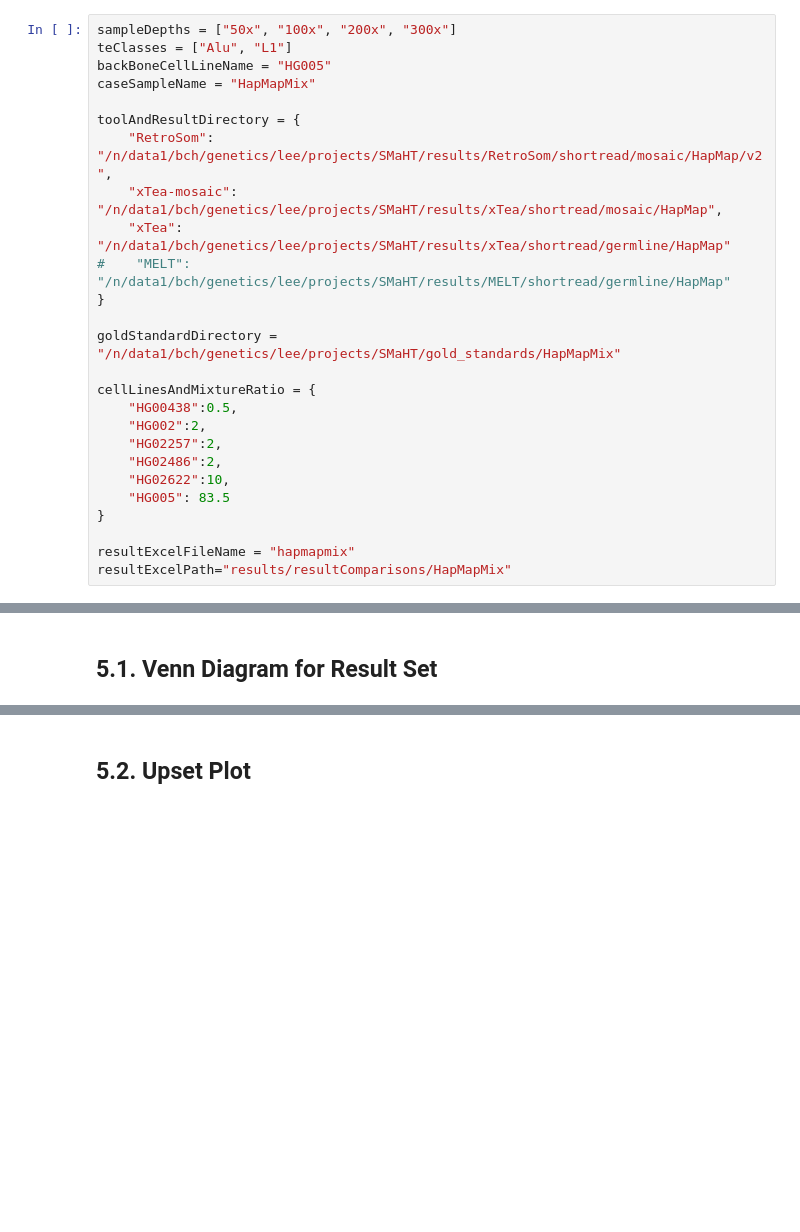
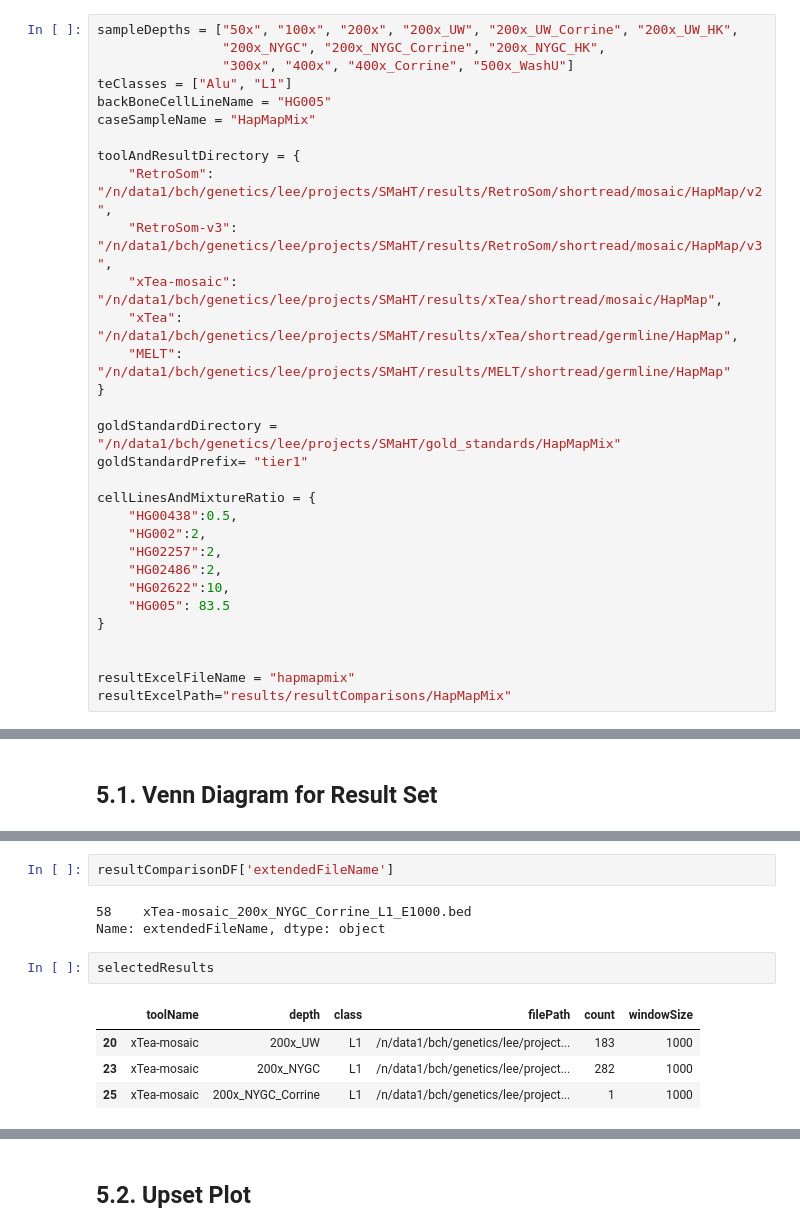
Before and after one commit to junseokpark/SMaHT, a Jupyter notebook: analysis/HapMap-ResultCollectionAndAnalysis.ipynb, the cells around one changed output, grey strips where cells are left out. Saved outputs shown, nothing was run; the diff lists cells and outputs as text; blank space fills up the shorter version.

```diff
--- a/analysis/HapMap-ResultCollectionAndAnalysis.ipynb
+++ b/analysis/HapMap-ResultCollectionAndAnalysis.ipynb
@@ -209,19 +493,23 @@ def VCFtoBED(variants):
 # %% [markdown]
 # 1. Configuration for performance check
 # %%
-sampleDepths = ["50x", "100x", "200x", "300x"]
+sampleDepths = ["50x", "100x", "200x", "200x_UW", "200x_UW_Corrine", "200x_UW_HK",
+                "200x_NYGC", "200x_NYGC_Corrine", "200x_NYGC_HK",
+                "300x", "400x", "400x_Corrine", "500x_WashU"]
 teClasses = ["Alu", "L1"]
 backBoneCellLineName = "HG005"
 caseSampleName = "HapMapMix"
 
 toolAndResultDirectory = {
     "RetroSom": "/n/data1/bch/genetics/lee/projects/SMaHT/results/RetroSom/shortread/mosaic/HapMap/v2",
+    "RetroSom-v3": "/n/data1/bch/genetics/lee/projects/SMaHT/results/RetroSom/shortread/mosaic/HapMap/v3",
     "xTea-mosaic": "/n/data1/bch/genetics/lee/projects/SMaHT/results/xTea/shortread/mosaic/HapMap",
-    "xTea": "/n/data1/bch/genetics/lee/projects/SMaHT/results/xTea/shortread/germline/HapMap"
-#    "MELT": "/n/data1/bch/genetics/lee/projects/SMaHT/results/MELT/shortread/germline/HapMap"
+    "xTea": "/n/data1/bch/genetics/lee/projects/SMaHT/results/xTea/shortread/germline/HapMap",
+    "MELT": "/n/data1/bch/genetics/lee/projects/SMaHT/results/MELT/shortread/germline/HapMap"
 }
 
 goldStandardDirectory = "/n/data1/bch/genetics/lee/projects/SMaHT/gold_standards/HapMapMix"
+goldStandardPrefix= "tier1"
 
 cellLinesAndMixtureRatio = {
     "HG00438":0.5,
@@ -232,5 +520,6 @@ cellLinesAndMixtureRatio = {
     "HG005": 83.5
 }
 
+
 resultExcelFileName = "hapmapmix"
 resultExcelPath="results/resultComparisons/HapMapMix"
@@ -678,0 +987,12 @@ Box(children=(HTML(value='<div id="ifr-pyg-00061ab3af674834FGkJThP7pMmZwlEH" sty
+# %%
+resultComparisonDF['extendedFileName']
+# %% [output]
+58    xTea-mosaic_200x_NYGC_Corrine_L1_E1000.bed
+Name: extendedFileName, dtype: object
+# %%
+selectedResults
+# %% [output]
+|  | toolName | depth | class | filePath | count | windowSize |
+| 20 | xTea-mosaic | 200x_UW | L1 | /n/data1/bch/genetics/lee/project... | 183 | 1000 |
+| 23 | xTea-mosaic | 200x_NYGC | L1 | /n/data1/bch/genetics/lee/project... | 282 | 1000 |
+| 25 | xTea-mosaic | 200x_NYGC_Corrine | L1 | /n/data1/bch/genetics/lee/project... | 1 | 1000 |
```
Also changed, not shown: parts of 31 cells of this notebook, 14 other files.
